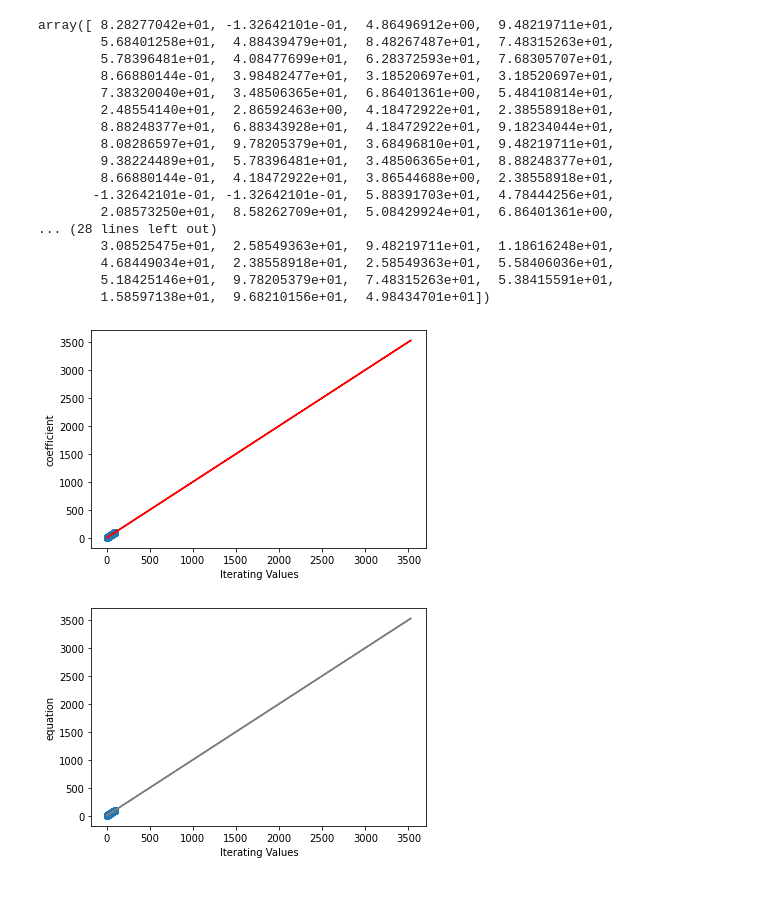
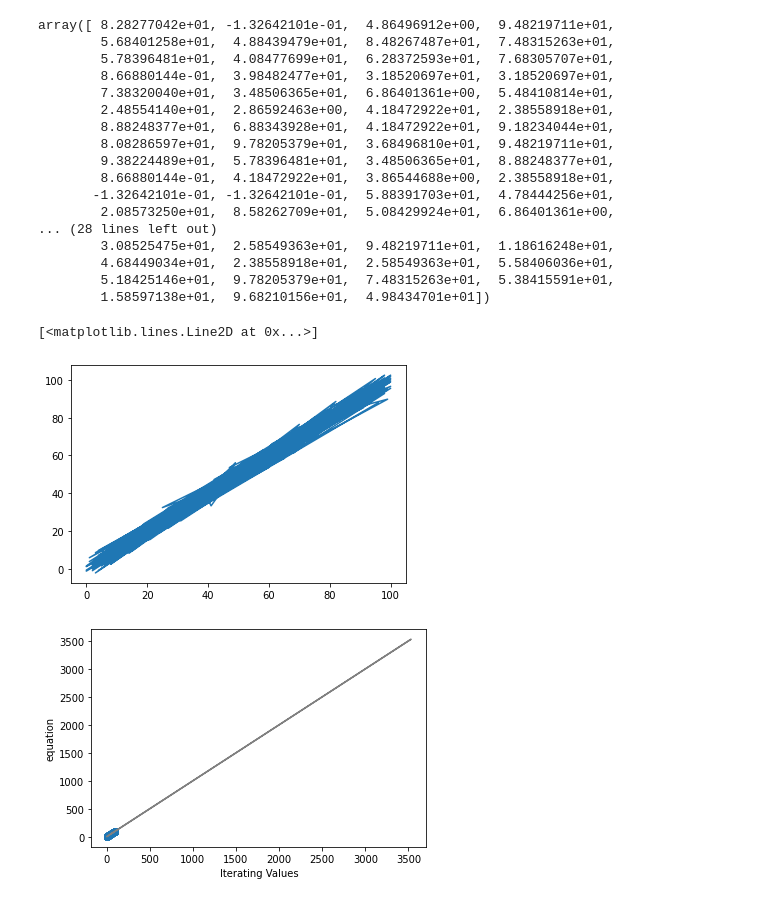
Before and after one commit to Leenhazaimeh/linear-regression2, a Jupyter notebook: regression.ipynb, the cells around one changed output. Saved outputs shown, nothing was run; the diff lists cells and outputs as text; code cells hidden in the pictures.

```diff
--- a/regression.ipynb
+++ b/regression.ipynb
@@ -150,14 +150,13 @@ array([ 8.28277042e+01, -1.32642101e-01,  4.86496912e+00,  9.48219711e+01,
         4.68449034e+01,  2.38558918e+01,  2.58549363e+01,  5.58406036e+01,
         5.18425146e+01,  9.78205379e+01,  7.48315263e+01,  5.38415591e+01,
         1.58597138e+01,  9.68210156e+01,  4.98434701e+01])
-# %%
-plt.scatter(x_train, y_train)
-plt.plot(x_test, x_y , color = 'red')
-plt.xlabel('Iterating Values')
-plt.ylabel('coefficient')
-plt.show()
-# %% [output]
-[figure, removed]
+# %%
+linear_model = LinearRegression()
+linear_model.fit(x_train.reshape(-1, 1), y_train.reshape(-1, 1))
+plt.plot(x_train,y_train)
+# %% [output]
+[<matplotlib.lines.Line2D at 0x...>]
+[figure, added]
 # %%
 plt.scatter(x_test, y_test)
 plt.plot(x_test, x_y , color = 'gray')
```
Also changed, not shown: parts of 2 cells of this notebook.
